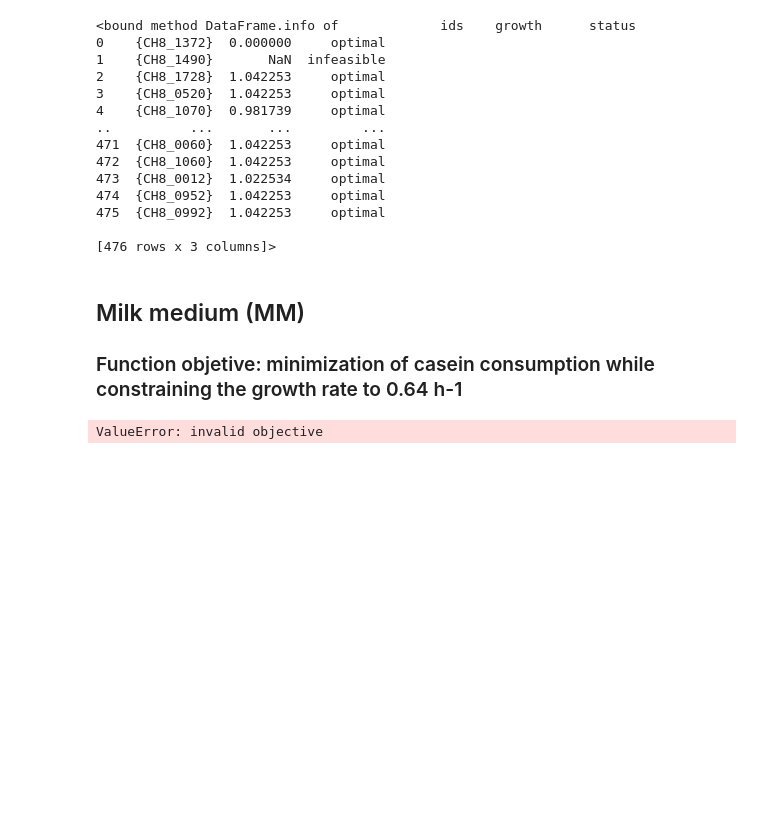
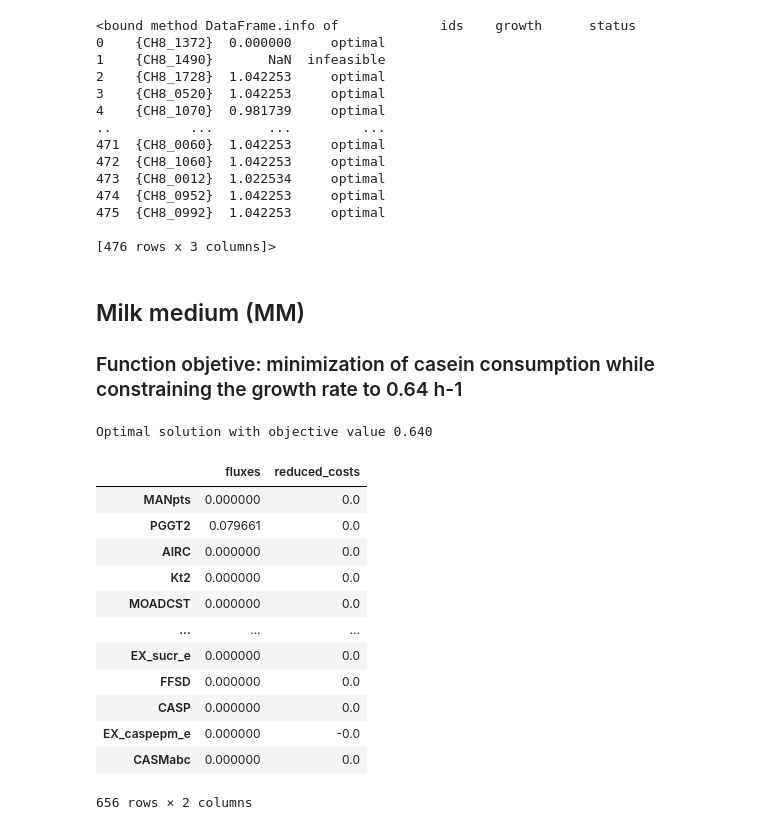
Before and after one commit to karynalysenko/systems_biology, a Jupyter notebook: Final.ipynb, the cells around one changed output. Saved outputs shown, nothing was run; the diff lists cells and outputs as text; code cells hidden in the pictures; blank space fills up the shorter version.

```diff
--- a/Final.ipynb
+++ b/Final.ipynb
@@ -326,7 +325,4 @@ print(single_gene_deletion(test,test.genes).info)
 ## Milk medium (MM)
 ### Function objetive: minimization of casein consumption while constraining the growth rate to 0.64 h-1
 # %%
-model_milk = read_sbml_model("sth.xml")
-model_milk.objective = "caspep_c"
+model_milk= read_sbml_model("sth_novo.xml")
-# %% [output]
-ValueError: invalid objective
@@ -332,0 +422,17 @@ ValueError: invalid objective
+# %%
+model_milk.optimize()
+# %% [output]
+Optimal solution with objective value 0.640
+|  | fluxes | reduced_costs |
+| MANpts | 0.000000 | 0.0 |
+| PGGT2 | 0.079661 | 0.0 |
+| AIRC | 0.000000 | 0.0 |
+| Kt2 | 0.000000 | 0.0 |
+| MOADCST | 0.000000 | 0.0 |
+| ... | ... | ... |
+| EX_sucr_e | 0.000000 | 0.0 |
+| FFSD | 0.000000 | 0.0 |
+| CASP | 0.000000 | 0.0 |
+| EX_caspepm_e | 0.000000 | -0.0 |
+| CASMabc | 0.000000 | 0.0 |
+656 rows × 2 columns
```
Also changed, not shown: parts of 4 cells of this notebook, 2 other files.
